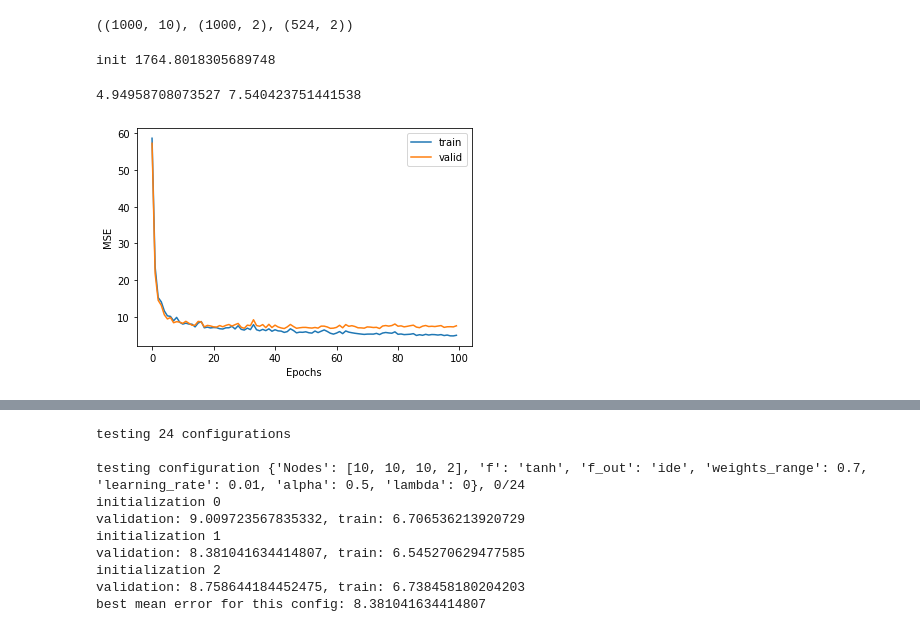
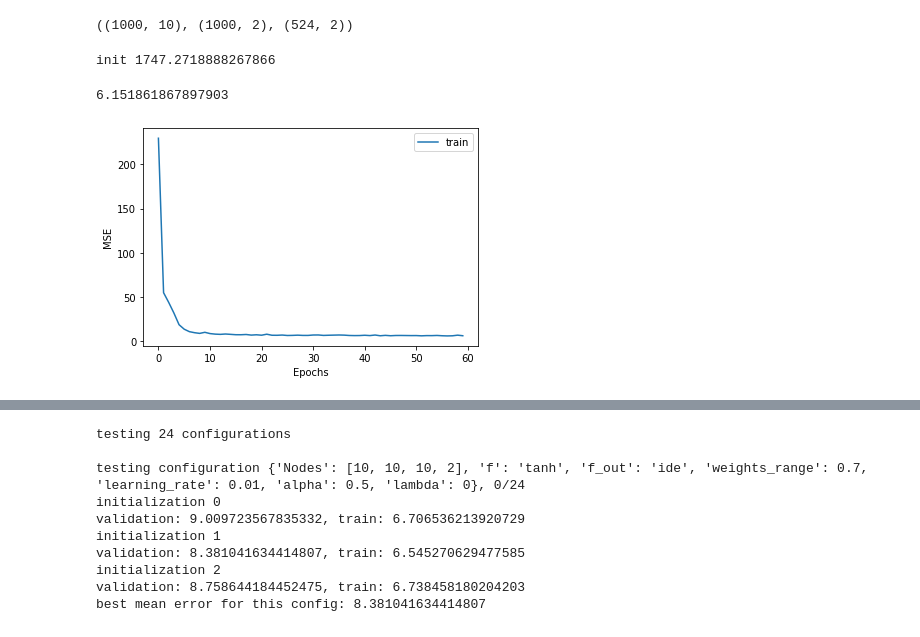
Before and after one commit to sd3ntato/ML-Project, a Jupyter notebook: CUP.ipynb, the cells around one changed output, grey strips where cells are left out. Cells and saved outputs as stored; diff of their text form; code cells hidden in the pictures.

```diff
--- a/CUP.ipynb
+++ b/CUP.ipynb
@@ -10,6 +10,8 @@ data = pd.read_csv('cup/ML-CUP20-TR.csv',sep=',',header=None,index_col=0)
 data = data.to_numpy()
 
 sep=1000 #separator training set - validation set
+x=data[:,:-2]
+y=data[:,-2:]
 tx = data[:sep,:-2]
 ty = data[:sep,-2:]
 vx = data[sep:,:-2]
@@ -19,33 +21,43 @@ tx.shape, ty.shape, vy.shape
 # %% [output]
 ((1000, 10), (1000, 2), (524, 2))
 # %%
-n = MLP(  Nodes=[10,60,30,2], f='tanh', f_out='ide')
+n = MLP(  Nodes=[10,20,20,2], f='tanh', f_out='ide')
 print('init', n.error(tx,ty))
 # %% [output]
-init 1764.8018305689748
+init 1747.2718888267866
 # %%
 # care: if bs is small it's better to use high measure_interval as the error tends to zig-zag
-n.train(tx, ty, 1e-02,
-  a = 5e-01,
-  l = 0,
-  max_epochs = 100,
+n.train(tx, ty, 1e-03,
+  a = 0.9,
+  l = 1e-5,
+  max_epochs = 30,
   tresh = .1,
   bs=30,
   measure_interval=20,
   val_x= vx, val_y=vy )
 clear_output()
+# %%
+#final training
+n.train(x, y, 1e-03,
+  a = 0.9,
+  l = 1e-5,
+  max_epochs = 30,
+  tresh = .1,
+  bs=30,
+  measure_interval=20)
+clear_output()
 # %%
-plt.plot(n.train_history,label = 'train')
-plt.plot(n.valid_history,label = 'valid')
+plt.plot(n.train_history[:],label = 'train')
+#plt.plot(n.valid_history[:],label = 'valid')
 plt.legend()
 plt.ylabel('MSE')
 plt.xlabel('Epochs')
-print(n.train_history[-1],n.valid_history[-1])
+print(n.train_history[-1])#,n.valid_history[-1])
 #plt.savefig('CUP_images/CUP.eps',format='eps')
-#n.save('CUP.net')
+n.save('CUP_complete.net')
 # %% [output]
-4.94958708073527 7.540423751441538
+6.151861867897903
-[figure, old version]
+[figure, new version]
 # %%
 def lambda_study(lambdas):
     t=[] #train MSE
```
Also changed, not shown: parts of 7 cells of this notebook, 3 other files.
